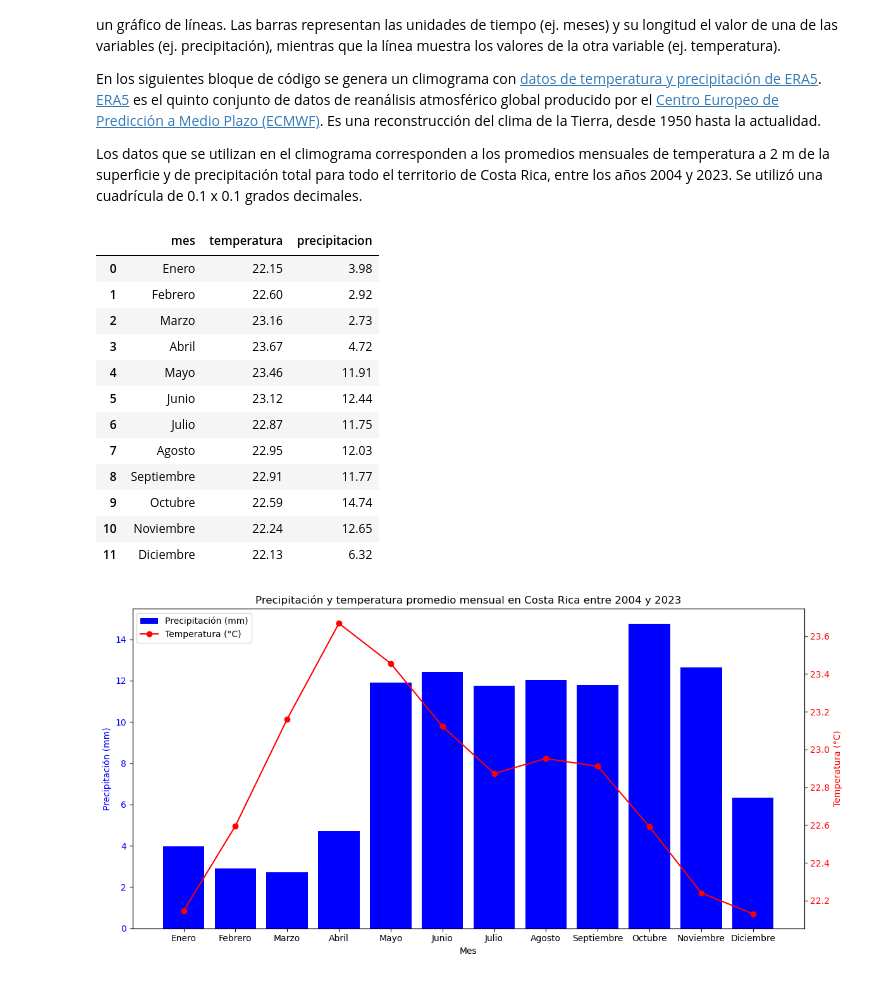
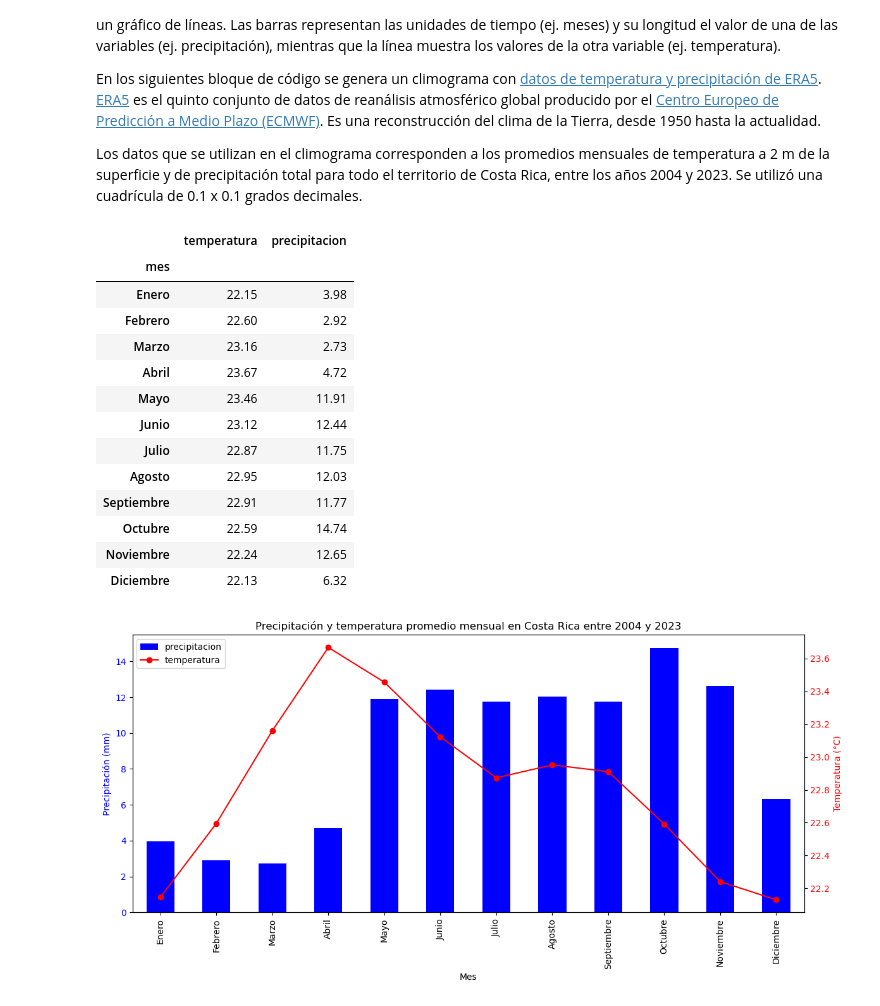
Before and after one commit to gf0657-programacionsig/2024-ii, a Jupyter notebook: _build/html/_sources/contenido/3/matplotlib.ipynb, the cells around one changed output. Saved outputs shown, nothing was run; the diff lists cells and outputs as text; code cells hidden in the pictures.

```diff
--- a/_build/html/_sources/contenido/3/matplotlib.ipynb
+++ b/_build/html/_sources/contenido/3/matplotlib.ipynb
@@ -564,59 +564,63 @@ clima = pd.read_csv(
     "https://raw.githubusercontent.com/gf0657-programacionsig/2024-ii/refs/heads/main/datos/era5/temperatura-precipitacion-cri-2004-2023.csv"
 )
 
+# Se usa la columna mes como índice
+clima.set_index('mes', inplace=True)
+
 # Despliegue de los datos
 clima
 # %% [output]
-|  | mes | temperatura | precipitacion |
-| 0 | Enero | 22.15 | 3.98 |
-| 1 | Febrero | 22.60 | 2.92 |
-| 2 | Marzo | 23.16 | 2.73 |
-| 3 | Abril | 23.67 | 4.72 |
-| 4 | Mayo | 23.46 | 11.91 |
-| 5 | Junio | 23.12 | 12.44 |
-| 6 | Julio | 22.87 | 11.75 |
-| 7 | Agosto | 22.95 | 12.03 |
-| 8 | Septiembre | 22.91 | 11.77 |
-| 9 | Octubre | 22.59 | 14.74 |
-| 10 | Noviembre | 22.24 | 12.65 |
-| 11 | Diciembre | 22.13 | 6.32 |
+|  | temperatura | precipitacion |
+| mes |  |  |
+| Enero | 22.15 | 3.98 |
+| Febrero | 22.60 | 2.92 |
+| Marzo | 23.16 | 2.73 |
+| Abril | 23.67 | 4.72 |
+| Mayo | 23.46 | 11.91 |
+| Junio | 23.12 | 12.44 |
+| Julio | 22.87 | 11.75 |
+| Agosto | 22.95 | 12.03 |
+| Septiembre | 22.91 | 11.77 |
+| Octubre | 22.59 | 14.74 |
+| Noviembre | 22.24 | 12.65 |
+| Diciembre | 22.13 | 6.32 |
 # %%
 # Crear el climograma
 fig, ax1 = plt.subplots(figsize=(12, 6))
 
 # Gráfico de barras para precipitación
-ax1.bar(
-    clima['mes'],
-    clima['precipitacion'],
+clima[
+['precipitacion']].plot.bar(
+    ax=ax1,
     color='blue',
-    label='Precipitación (mm)'
+    legend=False
 )
 ax1.set_xlabel('Mes')
 ax1.set_ylabel('Precipitación (mm)', color='blue')
 ax1.tick_params(axis='y', labelcolor='blue')
 
-# Eje derecho para la temperatura
+# Gráfico de líneas para la temperatura (comparte los ejes de ax1)
 ax2 = ax1.twinx()
-ax2.plot(
-    clima['mes'],
-    clima['temperatura'],
+clima[['temperatura']].plot(
+    ax=ax2,
     color='red', marker='o',
-label='Temperatura (°C)')
+    legend=False
+)
 ax2.set_ylabel('Temperatura (°C)', color='red')
 ax2.tick_params(axis='y', labelcolor='red')
 
 # Título
 plt.title('Precipitación y temperatura promedio mensual en Costa Rica entre 2004 y 2023')
 
 # Leyendas
 lines, labels = ax1.get_legend_handles_labels()
 lines2, labels2 = ax2.get_legend_handles_labels()
 ax1.legend(lines + lines2, labels + labels2, loc='upper left')
 
 # Ajustar el diseño para evitar que las etiquetas se corten
 plt.tight_layout()
 
 # Mostrar el gráfico
 plt.show()
 # %% [output]
-[figure, old version]
+[figure, new version]
```
Also changed, not shown: 7 other files.
